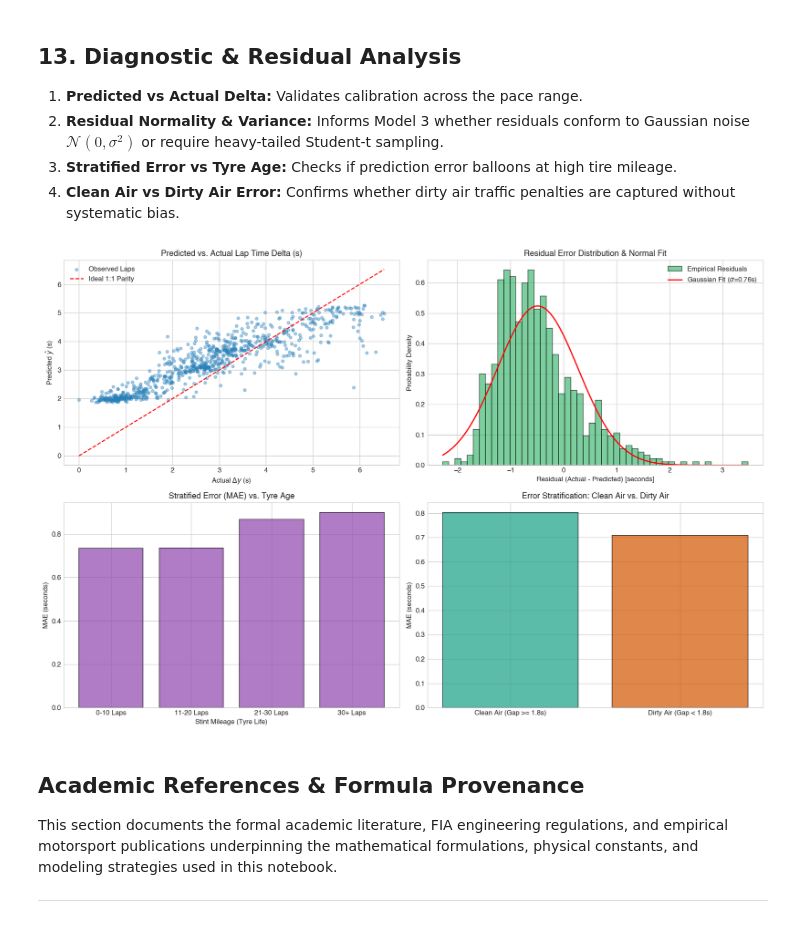
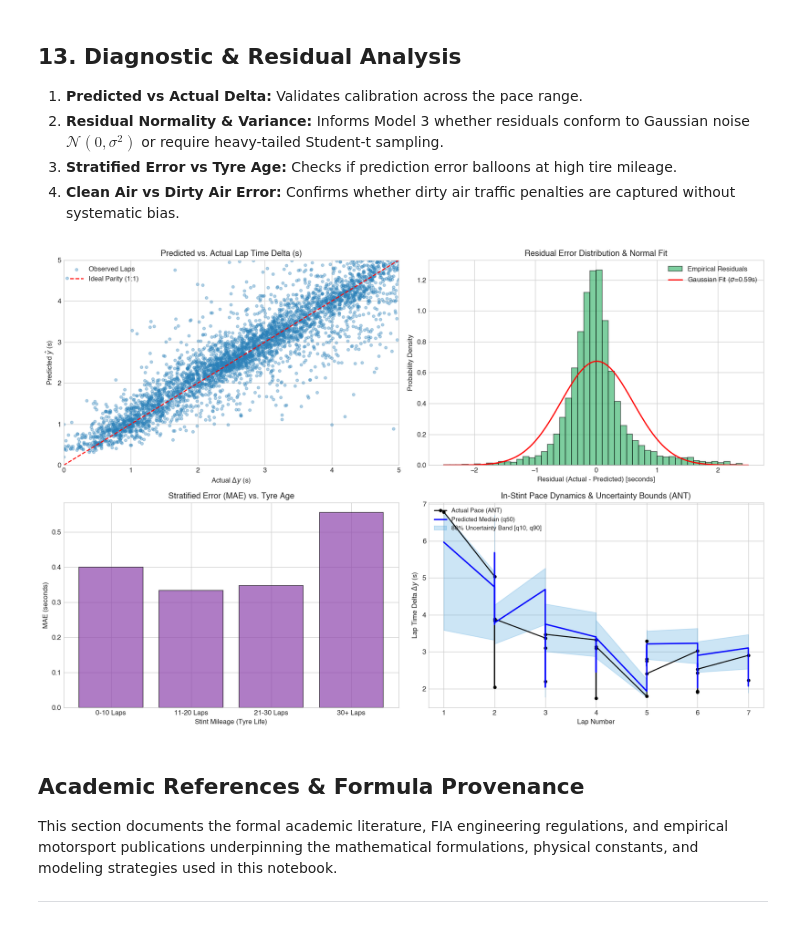
Before and after one commit to hemantrajsen/StintIQ, a Jupyter notebook: Model1_LapTime.ipynb, the cells around one changed output. Drawn from its saved outputs; the diff is of its cells as text; code cells hidden in the pictures.

```diff
--- a/Model1_LapTime.ipynb
+++ b/Model1_LapTime.ipynb
@@ -490,8 +607,8 @@ X = model_df[numeric_features + categorical_features]
 y = model_df[target]
 groups = model_df['EventName']
 
-# Hold out 1 full Grand Prix for testing
-gss = GroupShuffleSplit(n_splits=1, test_size=0.33, random_state=RANDOM_STATE)
+# Hold out 25% of Grand Prix events for pure out-of-sample testing
+gss = GroupShuffleSplit(n_splits=1, test_size=0.25, random_state=RANDOM_STATE)
 train_idx, test_idx = next(gss.split(X, y, groups))
 
 X_train, X_test = X.iloc[train_idx].copy(), X.iloc[test_idx].copy()
@@ -643,31 +751,25 @@ Gradient Boosted Decision Trees (GBDT) model the non-linear interaction between
 # 10. Benchmark Models: Random Forest & XGBoost
 # ==============================================================================
 
+benchmark_results = []
 benchmark_models = {
-    'RandomForest': RandomForestRegressor(n_estimators=150, max_depth=8, random_state=RANDOM_STATE, n_jobs=-1),
+    'RandomForest': RandomForestRegressor(n_estimators=100, max_depth=10, random_state=RANDOM_STATE, n_jobs=-1),
 }
 
 if XGB_AVAILABLE:
     benchmark_models['XGBoost'] = xgb.XGBRegressor(
-        n_estimators=250, max_depth=5, learning_rate=0.06,
+        n_estimators=150, max_depth=5, learning_rate=0.05,
         subsample=0.85, colsample_bytree=0.85, random_state=RANDOM_STATE, n_jobs=-1
     )
-else:
-    benchmark_models['GradientBoosting'] = GradientBoostingRegressor(
-        n_estimators=200, max_depth=4, learning_rate=0.06, random_state=RANDOM_STATE
-    )
-
-benchmark_results = []
 
 for name, model in benchmark_models.items():
     pipe = Pipeline([
         ('prep', preprocessor),
-        ('model', model)
+        ('regressor', model)
     ])
-
     t0 = time.time()
     pipe.fit(X_train, y_train)
-    fit_duration = (time.time() - t0) * 1000.0
+    fit_time = (time.time() - t0) * 1000.0
 
     preds = pipe.predict(X_test)
     mae = mean_absolute_error(y_test, preds)
@@ -844,48 +959,69 @@ fig = plt.figure(figsize=(15, 10))
 
 # Subplot 1: Predicted vs Actual Delta
 ax1 = plt.subplot(2, 2, 1)
-ax1.scatter(y_test, primary_preds, alpha=0.4, color='#2980b9', s=18, label='Observed Laps')
-max_val = max(y_test.max(), primary_preds.max())
-ax1.plot([0, max_val], [0, max_val], 'r--', linewidth=1.5, label='Ideal 1:1 Parity')
+ax1.scatter(y_test, primary_preds, alpha=0.35, color='#2980b9', s=16, label='Observed Laps')
+max_val = min(max(y_test.max(), primary_preds.max()), 5.0)
+ax1.plot([0, max_val], [0, max_val], 'r--', linewidth=1.5, label='Ideal Parity (1:1)')
 ax1.set_title('Predicted vs. Actual Lap Time Delta (s)', fontweight='bold')
 ax1.set_xlabel(r'Actual $\Delta y$ (s)')
 ax1.set_ylabel(r'Predicted $\hat{y}$ (s)')
+ax1.set_xlim(0, max_val)
+ax1.set_ylim(0, max_val)
 ax1.legend()
 
 # Subplot 2: Residual Distribution & Gaussian Fit
 ax2 = plt.subplot(2, 2, 2)
 mu_res, sigma_res = residuals.mean(), residuals.std()
-ax2.hist(residuals, bins=50, density=True, color='#27ae60', edgecolor='black', alpha=0.6, label='Empirical Residuals')
-x_norm = np.linspace(residuals.min(), residuals.max(), 100)
-ax2.plot(x_norm, stats.norm.pdf(x_norm, mu_res, sigma_res), 'r-', linewidth=1.8, label=f'Gaussian Fit ($\\sigma$={sigma_res:.2f}s)')
+ax2.hist(residuals, bins=50, range=(-2.5, 2.5), density=True, color='#27ae60', edgecolor='black', alpha=0.6, label='Empirical Residuals')
+x_norm = np.linspace(-2.5, 2.5, 100)
+ax2.plot(x_norm, stats.norm.pdf(x_norm, mu_res, sigma_res), 'r-', linewidth=1.8, label=f'Gaussian Fit ($\sigma$={sigma_res:.2f}s)')
 ax2.set_title('Residual Error Distribution & Normal Fit', fontweight='bold')
 ax2.set_xlabel('Residual (Actual - Predicted) [seconds]')
 ax2.set_ylabel('Probability Density')
 ax2.legend()
 
 # Subplot 3: Stratified MAE by Tyre Life Bins
 ax3 = plt.subplot(2, 2, 3)
 analysis_df = X_test.copy()
 analysis_df['Residual_Abs'] = np.abs(residuals)
 analysis_df['TyreAgeBin'] = pd.cut(analysis_df['TyreLife'], bins=[0, 10, 20, 30, 60], labels=['0-10 Laps', '11-20 Laps', '21-30 Laps', '30+ Laps'])
 bin_mae = analysis_df.groupby('TyreAgeBin', observed=False)['Residual_Abs'].mean()
 ax3.bar(bin_mae.index.astype(str), bin_mae.values, color='#8e44ad', edgecolor='black', alpha=0.7)
 ax3.set_title('Stratified Error (MAE) vs. Tyre Age', fontweight='bold')
 ax3.set_ylabel('MAE (seconds)')
 ax3.set_xlabel('Stint Mileage (Tyre Life)')
 
-# Subplot 4: Traffic Impact: Clean Air vs Dirty Air
+# Subplot 4: Sample Stint Pace Dynamics & 80% Uncertainty Bands
 ax4 = plt.subplot(2, 2, 4)
-traffic_mae = analysis_df.groupby('InDirtyAir')['Residual_Abs'].mean()
-traffic_labels = ['Clean Air (Gap >= 1.8s)', 'Dirty Air (Gap < 1.8s)']
-ax4.bar(traffic_labels, traffic_mae.values, color=['#16a085', '#d35400'], edgecolor='black', alpha=0.7)
-ax4.set_title('Error Stratification: Clean Air vs. Dirty Air', fontweight='bold')
-ax4.set_ylabel('MAE (seconds)')
+test_sample = X_test.copy()
+test_sample['actual'] = y_test.values
+test_sample['pred'] = primary_preds
+test_sample['q10'] = q10_preds
+test_sample['q90'] = q90_preds
+
+sample_driver = test_sample['Driver'].value_counts().index[0]
+sample_stint_df = test_sample[test_sample['Driver'] == sample_driver].sort_values(by='LapNumber').head(25)
+
+if len(sample_stint_df) > 5:
+    laps_seq = sample_stint_df['LapNumber'].values
+    ax4.plot(laps_seq, sample_stint_df['actual'], 'ko-', label=f'Actual Pace ({sample_driver})', markersize=4)
+    ax4.plot(laps_seq, sample_stint_df['pred'], 'b-', label='Predicted Median (q50)', linewidth=2)
+    ax4.fill_between(laps_seq, sample_stint_df['q10'], sample_stint_df['q90'], color='#3498db', alpha=0.25, label='80% Uncertainty Band [q10, q90]')
+    ax4.set_title(f'In-Stint Pace Dynamics & Uncertainty Bounds ({sample_driver})', fontweight='bold')
+    ax4.set_xlabel('Lap Number')
+    ax4.set_ylabel(r'Lap Time Delta $\Delta y$ (s)')
+    ax4.legend(loc='upper left', fontsize=9)
+else:
+    traffic_mae = analysis_df.groupby('InDirtyAir')['Residual_Abs'].mean()
+    traffic_labels = ['Clean Air (Gap >= 1.8s)', 'Dirty Air (Gap < 1.8s)']
+    ax4.bar(traffic_labels, traffic_mae.values, color=['#16a085', '#d35400'], edgecolor='black', alpha=0.7)
+    ax4.set_title('Error Stratification: Clean Air vs. Dirty Air', fontweight='bold')
+    ax4.set_ylabel('MAE (seconds)')
 
 plt.tight_layout()
 plt.show()
 # %% [output]
-[figure, old version]
+[figure, new version]
 # %% [markdown]
 ## Academic References & Formula Provenance
 
```
Also changed, not shown: parts of 15 cells of this notebook, 10 other files.
